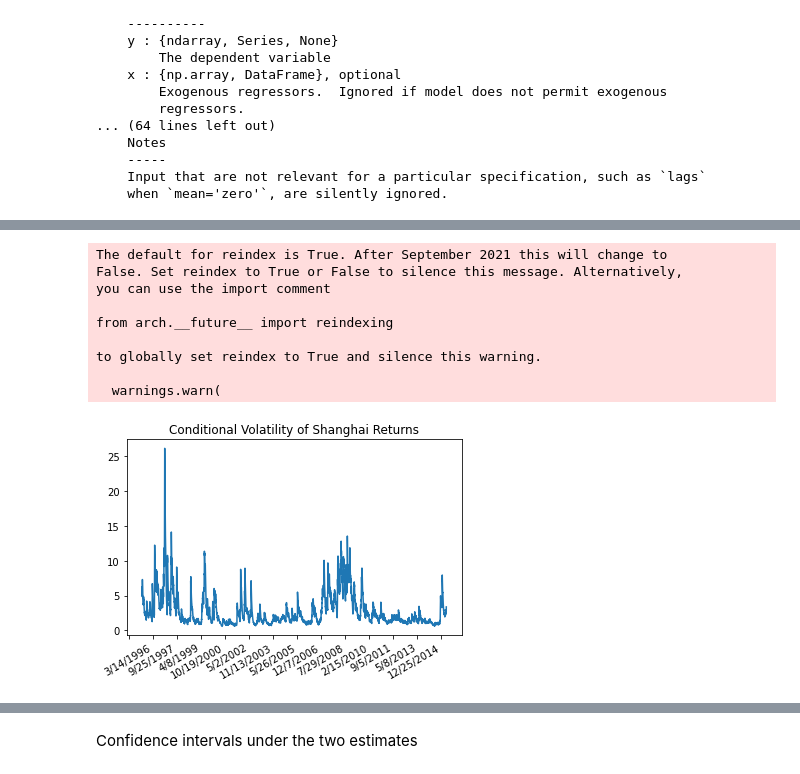
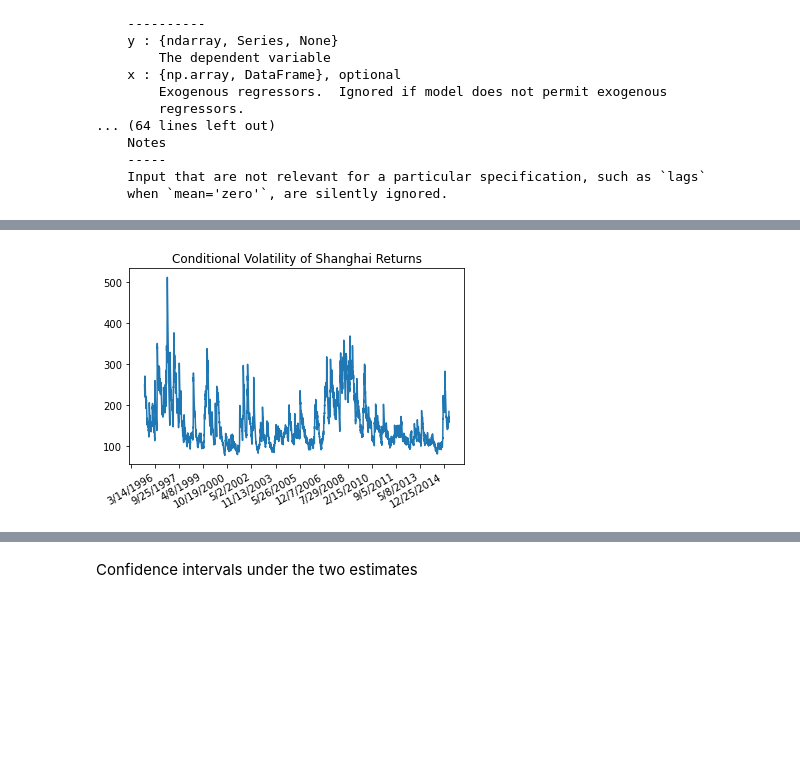
Before and after one commit to McNelis-CMML/FinEconometrics, a Jupyter notebook: Week9_Empirical_Exercise_Python.ipynb, the cells around one changed output, grey strips where cells are left out. Cells and saved outputs as stored; diff of their text form; code cells hidden in the pictures; blank space fills up the shorter version.

```diff
--- a/Week9_Empirical_Exercise_Python.ipynb
+++ b/Week9_Empirical_Exercise_Python.ipynb
@@ -95,6 +95,6 @@ arch_model(y: 'Optional[ArrayLike]', x: 'Optional[ArrayLike]' = None, mean: "Lit
     Input that are not relevant for a particular specification, such as `lags`
     when `mean='zero'`, are silently ignored.
 # %%
-EstMdl = arch_model(returns, vol='Garch', p=1,q=1).fit()
+EstMdl = arch_model(100*returns, vol='Garch', p=1,q=1).fit()
 EstMdl.summary()
 # %% [output]
@@ -139,26 +144,18 @@ Covariance estimator: robust
 # %%
-forecasts = EstMdl.forecast(start = 0, method='simulation')
+forecasts = EstMdl.forecast(start = 0, method='simulation',reindex=True)
 #forecasts.variance.plot()
 hh = forecasts.variance;
+hh = (hh**.5)
 fig, ax = plt.subplots()
 ax.plot(date1, hh)
 fig.autofmt_xdate()
 # Use a more precise date string for the x axis locations in the toolbar.
 ax.fmt_xdata = mdates.DateFormatter('%d-%m-%Y')
 ax.set_title('Conditional Volatility of Shanghai Returns')
 plt.gca().xaxis.set_major_locator(mdates.DayLocator(interval=400))
 plt.show()
 # %% [output]
-The default for reindex is True. After September 2021 this will change to
-False. Set reindex to True or False to silence this message. Alternatively,
-you can use the import comment
-
-from arch.__future__ import reindexing
-
-to globally set reindex to True and silence this warning.
-
-  warnings.warn(
-[figure, old version]
+[figure, new version]
 # %%
 EstMdl2 = arch_model(returns, p=1, q=1, o=1, vol='Garch').fit()
 EstMdl2.summary()
```
Also changed, not shown: parts of 19 cells of this notebook.
